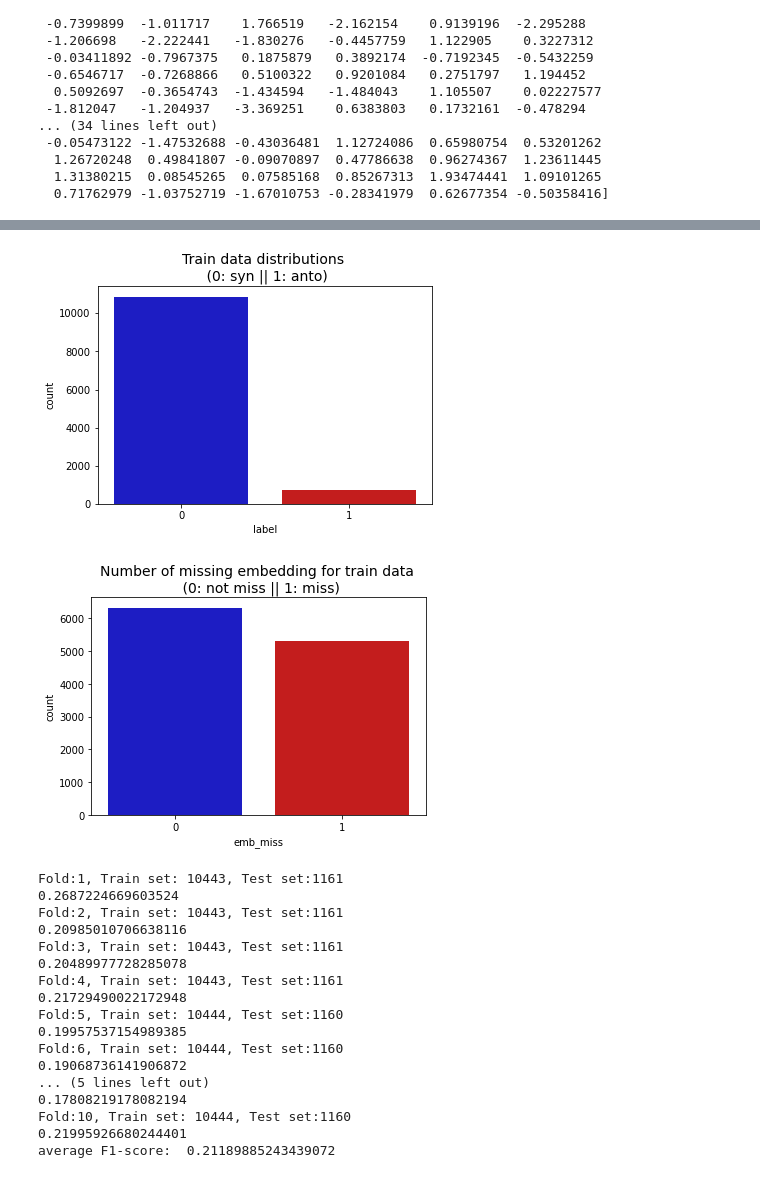
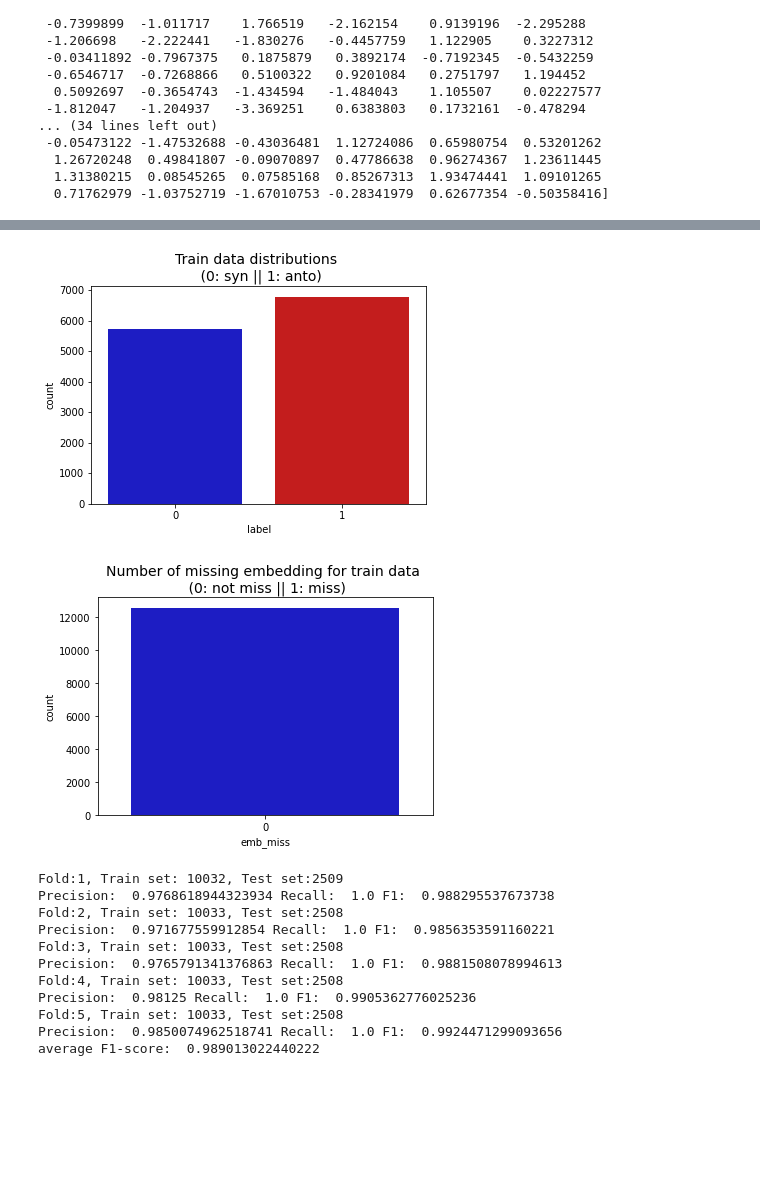
Before and after one commit to superkink3124/Word-Similarity, a Jupyter notebook: task/task3.ipynb, the cells around one changed output, grey strips where cells are left out. Saved outputs shown, nothing was run; the diff lists cells and outputs as text; code cells hidden in the pictures; blank space fills up the shorter version.

```diff
--- a/task/task3.ipynb
+++ b/task/task3.ipynb
@@ -80,6 +81,8 @@ def make_feature(input_table):
     features['dot_product'] = features.apply(lambda row: dot_product(row['first_emb'], row['second_emb']), axis=1)
     features['euclidean'] = features.apply(lambda row: euclidean(row['first_emb'], row['second_emb']), axis=1)
     features['emb_miss'] = features.apply(lambda row: 0 if (emb_getter.contains(row['Word1']) and emb_getter.contains(row['Word2'])) else 1, axis=1)
+    features = features.loc[features['emb_miss'] == 0]
+#     features = features.drop(columns = ["emb_miss"])
     return features
 # %%
 # load test data
@@ -166,13 +168,14 @@ plt.show()
 # %%
-
 #load train data
 anto = pd.read_table("../antonym-synonym set/Antonym_vietnamese.txt", sep=" ", header=None)
 syn = pd.read_table("../antonym-synonym set/Synonym_vietnamese.txt", sep=" ", header=None)
-display(anto.tail())
-display(syn.tail())
+anto = pd.concat([anto] * 12)
+# display(anto.tail())
+# display(syn.tail())
 anto["label"] = 1
 syn["label"] = 0
 data = pd.concat([syn, anto])
+display(data)
 data.columns = ["Word1", "Word2", "label"]
 
 # REMOVE LEAKAGE DATA
@@ -224,16 +228,16 @@ display(X)
 # %%
 colors = ["#0101DF", "#DF0101"]
 
-sns.countplot(x="label", data=data, palette=colors)
+sns.countplot(x="label", data=features, palette=colors)
 plt.title('Train data distributions \n (0: syn || 1: anto)', fontsize=14)
 plt.show()
 
 sns.countplot(x="emb_miss", data=X, palette=colors)
 plt.title('Number of missing embedding for train data \n (0: not miss || 1: miss)', fontsize=14)
 plt.show()
 # %% [output]
-[figure, old version]
+[figure, new version]
-[figure, old version]
+[figure, new version]
 # %%
 from sklearn.linear_model import *
 from sklearn.model_selection import KFold, StratifiedKFold, cross_val_score
@@ -242,7 +246,7 @@ from sklearn.pipeline import make_pipeline
 from sklearn.preprocessing import StandardScaler
 import random
 
-kf = KFold(n_splits=10, shuffle=True)
+kf = KFold(n_splits=5, shuffle=True)
 
 cnt = 1
 '''
@@ -251,39 +255,40 @@ clf = MLPClassifier(hidden_layer_sizes=(2, 1),
                                        learning_rate='invscaling',
                                        learning_rate_init=0.2,
                                       max_iter=1000)
+RandomForestClassifier(n_estimators=10)
 '''
-clfs = [make_pipeline(StandardScaler(), LogisticRegression(solver="liblinear", max_iter=10000, class_weight="balanced",random_state=random.randint(0, 10000)))] * kf.n_splits
-result = list()
+# clfs = [make_pipeline(StandardScaler(), LogisticRegression(solver="liblinear", max_iter=10000, class_weight="balanced",random_state=random.randint(0, 10000)))] * kf.n_splits
+clfs = [make_pipeline(StandardScaler(), RandomForestClassifier(n_estimators=1000))] * kf.n_splits
+
+f1 = list()
+precision = list()
+recall = list()
 
 for train_index, test_index in kf.split(X, y):
     print(f'Fold:{cnt}, Train set: {len(train_index)}, Test set:{len(test_index)}')
 
     clfs[cnt - 1].fit(X.iloc[train_index], y[train_index])
-    score = f1_score(y[test_index], clfs[cnt - 1].predict(X.iloc[test_index]))
-    print(score)
-    result.append(score)
+    p, r, f, _ = precision_recall_fscore_support(y[test_index], clfs[cnt - 1].predict(X.iloc[test_index]), average="binary")
+    print("Precision: ", p, "Recall: ", r, "F1: ", f)
+    f1.append(f)
+    precision.append(p)
+    recall.append(r)
     cnt += 1
 
 
-print("average F1-score: ", np.asarray(result).mean())
+print("average F1-score: ", np.asarray(f1).mean())
 # %% [output]
-Fold:1, Train set: 10443, Test set:1161
-0.2687224669603524
-Fold:2, Train set: 10443, Test set:1161
-0.20985010706638116
-Fold:3, Train set: 10443, Test set:1161
-0.20489977728285078
-Fold:4, Train set: 10443, Test set:1161
-0.21729490022172948
-Fold:5, Train set: 10444, Test set:1160
-0.19957537154989385
-Fold:6, Train set: 10444, Test set:1160
-0.19068736141906872
-... (5 lines left out)
-0.17808219178082194
-Fold:10, Train set: 10444, Test set:1160
-0.21995926680244401
-average F1-score:  0.21189885243439072
+Fold:1, Train set: 10032, Test set:2509
+Precision:  0.9768618944323934 Recall:  1.0 F1:  0.988295537673738
+Fold:2, Train set: 10033, Test set:2508
+Precision:  0.971677559912854 Recall:  1.0 F1:  0.9856353591160221
+Fold:3, Train set: 10033, Test set:2508
+Precision:  0.9765791341376863 Recall:  1.0 F1:  0.9881508078994613
+Fold:4, Train set: 10033, Test set:2508
+Precision:  0.98125 Recall:  1.0 F1:  0.9905362776025236
+Fold:5, Train set: 10033, Test set:2508
+Precision:  0.9850074962518741 Recall:  1.0 F1:  0.9924471299093656
+average F1-score:  0.989013022440222
 # %%
 display(X_test)
 np.set_printoptions(threshold=10000000)
```
Also changed, not shown: parts of 5 cells of this notebook.
